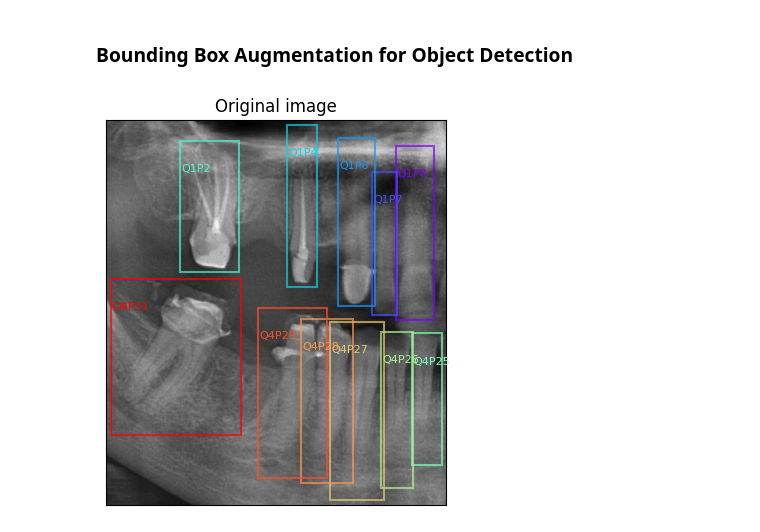
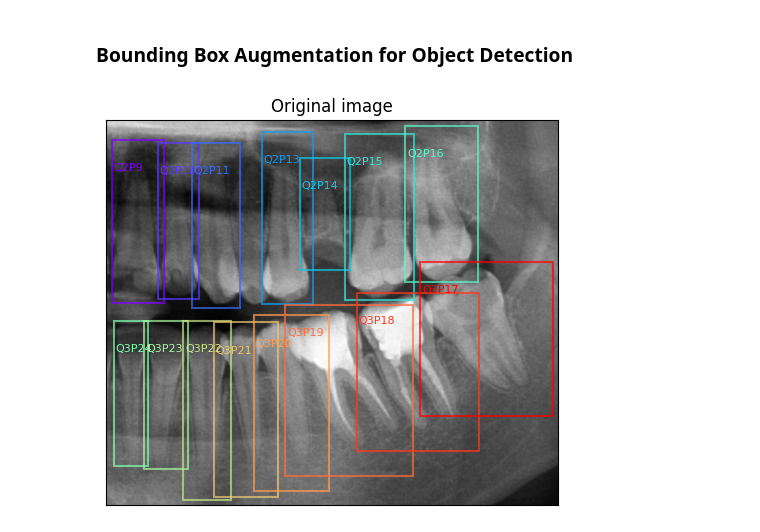
Before and after one commit to ccb-hms/computervision, a Jupyter notebook: notebooks/detection/04_augmentations.ipynb, the cells around one changed output. Drawn from its saved outputs; the diff is of its cells as text; code cells hidden in the pictures.

```diff
--- a/notebooks/detection/04_augmentations.ipynb
+++ b/notebooks/detection/04_augmentations.ipynb
@@ -274,33 +274,33 @@ plt.show()
 ### Bounding Box Augmentation for Object Detection ###
 # %%
 # Pick a panoramic x-ray image
-idx = 12
-quadrants = 14
+idx = 6
+quadrants = 23
 base_name_list = sorted(list(df['file_base_name'].unique()))
 file_base_name = base_name_list[idx]
 df_file = df.loc[(df['file_base_name'] == file_base_name) & (df['quadrants'] == quadrants)]
 # display(df_file)
 
 # Load the image
 file_name = df_file['file_name'].to_list()[0]
 file = os.path.join(xrays_dir, file_name)
 im = ImageData().load_image(file)
 # For the model, we need RGB images
 im = ImageData().np2color(im)
 # print(im.shape)
 
 box_list = df_file['bbox'].tolist()
 position_list = df_file['ada'].tolist()
 quadrant_list = df_file['quadrant'].tolist()
 label_list = [f'Q{quadrant}P{position}' for quadrant, position in zip(quadrant_list, position_list)]
 
 # Plot the original image with bounding boxes
 fig, ax = plt.subplots(figsize=(7, 5))
 ax = plot_boxes(image=im, box_list=box_list, label_list=label_list, ax=ax)
 ax.set(title='Original image')
 plt.show()
 # %% [output]
-[figure, old version]
+[figure, new version]
 # %%
 # Crop to the output format
 im_size = 640
```
Also changed, not shown: parts of 1 cell of this notebook, 3 other files.
